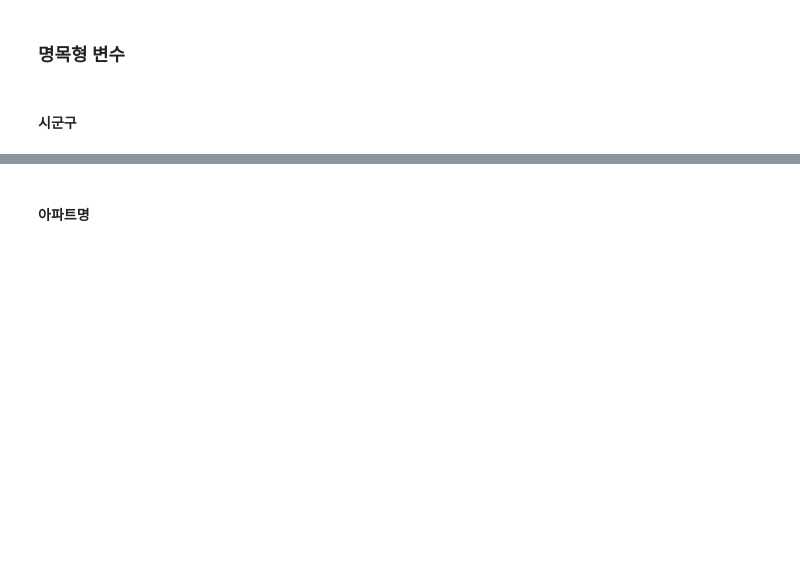
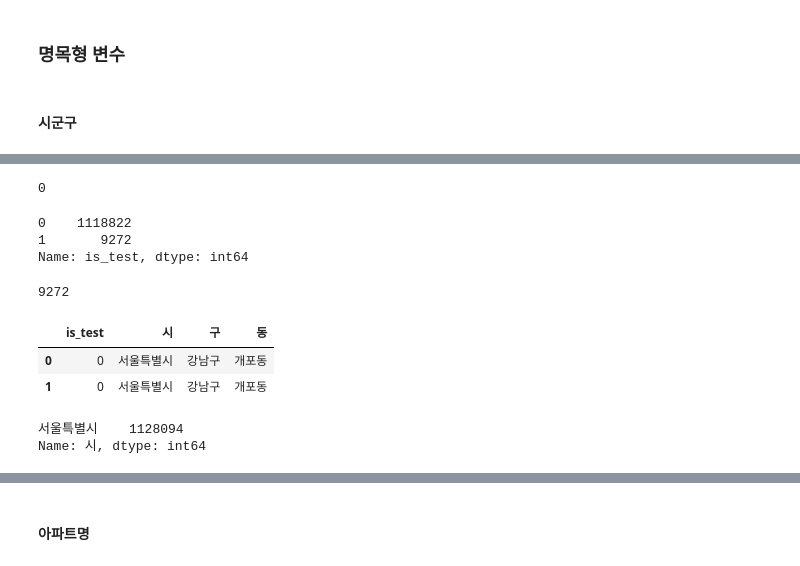
Before and after one commit to UpstageAILab6/upstage-ml-regression-ml-3_pub, a Jupyter notebook: ispark/code/preprocess.ipynb, the cells around one changed output, grey strips where cells are left out. Cells and saved outputs as stored; diff of their text form; code cells hidden in the pictures; blank space fills up the shorter version.

```diff
--- a/ispark/code/preprocess.ipynb
+++ b/ispark/code/preprocess.ipynb
@@ -13,6 +15,15 @@ df_test = pd.read_csv("../data/test.csv")
 # %%
 y = df_train['target']
 df_train = df_train.drop(columns='target', axis=1)
+# %%
+pre_df = pd.DataFrame()
+pre_train = pd.DataFrame()
+pre_test = pd.DataFrame()
+# %%
+# train/test 구분을 위한 칼럼을 하나 만들어 줍니다.
+df_train['is_test'] = 0
+df_test['is_test'] = 1
+concat = pd.concat([df_train, df_test])     # 하나의 데이터로 만들어줍니다.
 # %% [markdown]
 ## 데이터 명목형, 수치형 분류
 # %%
@@ -216,0 +70,33 @@ df_test.head()
+# %%
+concat['시군구'].isnull().sum()
+# %% [output]
+0
+# %%
+pre_df['is_test'] = concat['is_test']
+# %%
+pre_df['is_test'].value_counts()
+# %% [output]
+0    1118822
+1       9272
+Name: is_test, dtype: int64
+# %%
+len(pre_df.query('is_test==1'))
+# %% [output]
+9272
+# %%
+pre_df['시'] = concat['시군구'].str.split(expand=True)[0]
+pre_df['구'] = concat['시군구'].str.split(expand=True)[1]
+pre_df['동'] = concat['시군구'].str.split(expand=True)[2]
+
+concat.drop(columns=['시군구'], axis=1, inplace=True)
+# %%
+pre_df.head(2)
+# %% [output]
+|  | is_test | 시 | 구 | 동 |
+| 0 | 0 | 서울특별시 | 강남구 | 개포동 |
+| 1 | 0 | 서울특별시 | 강남구 | 개포동 |
+# %%
+pre_df['시'].value_counts()
+# %% [output]
+서울특별시    1128094
+Name: 시, dtype: int64
```
Also changed, not shown: parts of 506 cells of this notebook, 1 other file.
